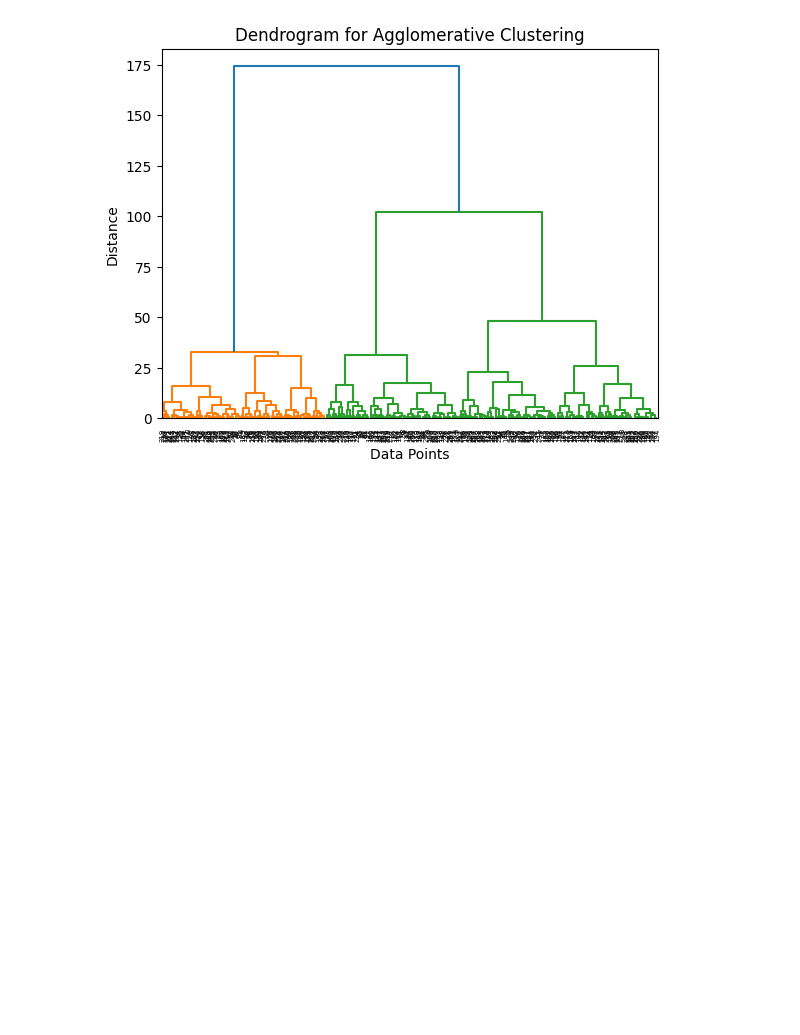
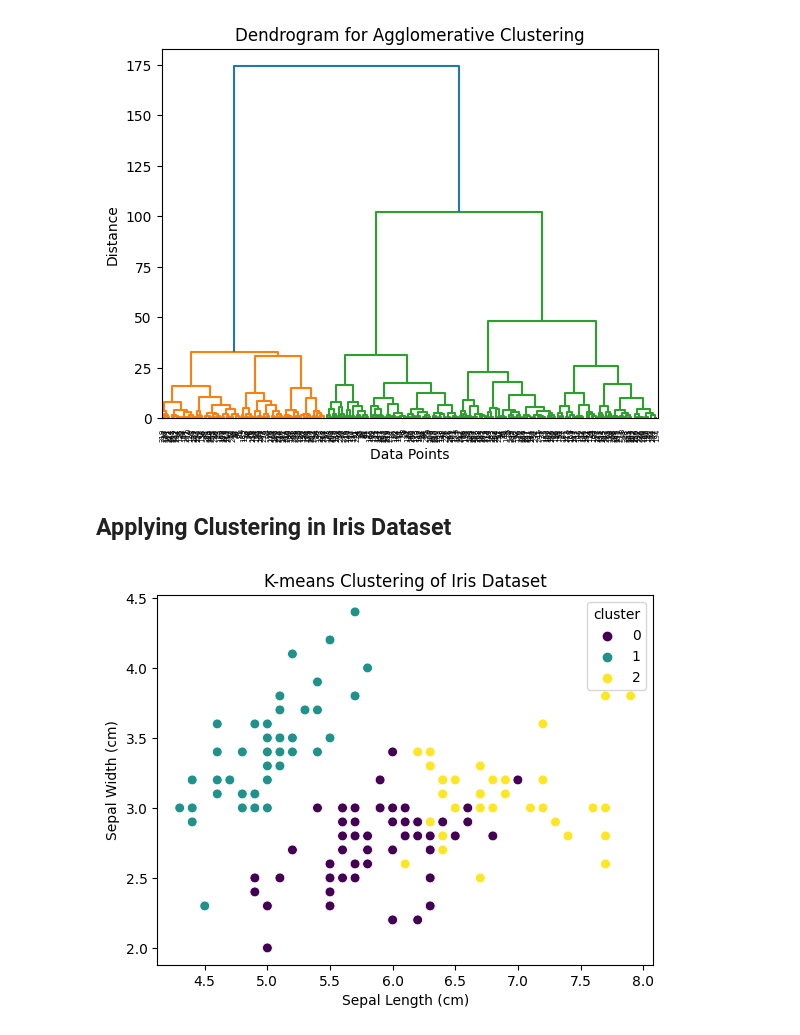
Before and after one commit to The-SP/SIC-AI, a Jupyter notebook: ML/5_k_means_cluster.ipynb, the cells around one changed output. Drawn from its saved outputs; the diff is of its cells as text; code cells hidden in the pictures; blank space fills up the shorter version.

Commit message:
Clustering in iris dataset

```diff
--- a/ML/5_k_means_cluster.ipynb
+++ b/ML/5_k_means_cluster.ipynb
@@ -99,3 +99,27 @@ plt.show()
 # %% [output]
 [figure]
 [figure]
+# %% [markdown]
+## Applying Clustering in Iris Dataset
+# %%
+from sklearn.cluster import KMeans
+
+# Load the Iris dataset from seaborn
+iris = sns.load_dataset('iris')
+
+X = iris.drop('species', axis=1)
+
+# Perform K-means clustering with K=3
+kmeans = KMeans(n_clusters=3, random_state=42)
+cluster_labels = kmeans.fit_predict(X)
+
+iris['cluster'] = cluster_labels
+
+# Visualize the clusters
+sns.scatterplot(data=iris, x='sepal_length', y='sepal_width', hue='cluster', palette='viridis', s=50)
+plt.xlabel('Sepal Length (cm)')
+plt.ylabel('Sepal Width (cm)')
+plt.title('K-means Clustering of Iris Dataset')
+plt.show()
+# %% [output]
+[figure, added]
```
